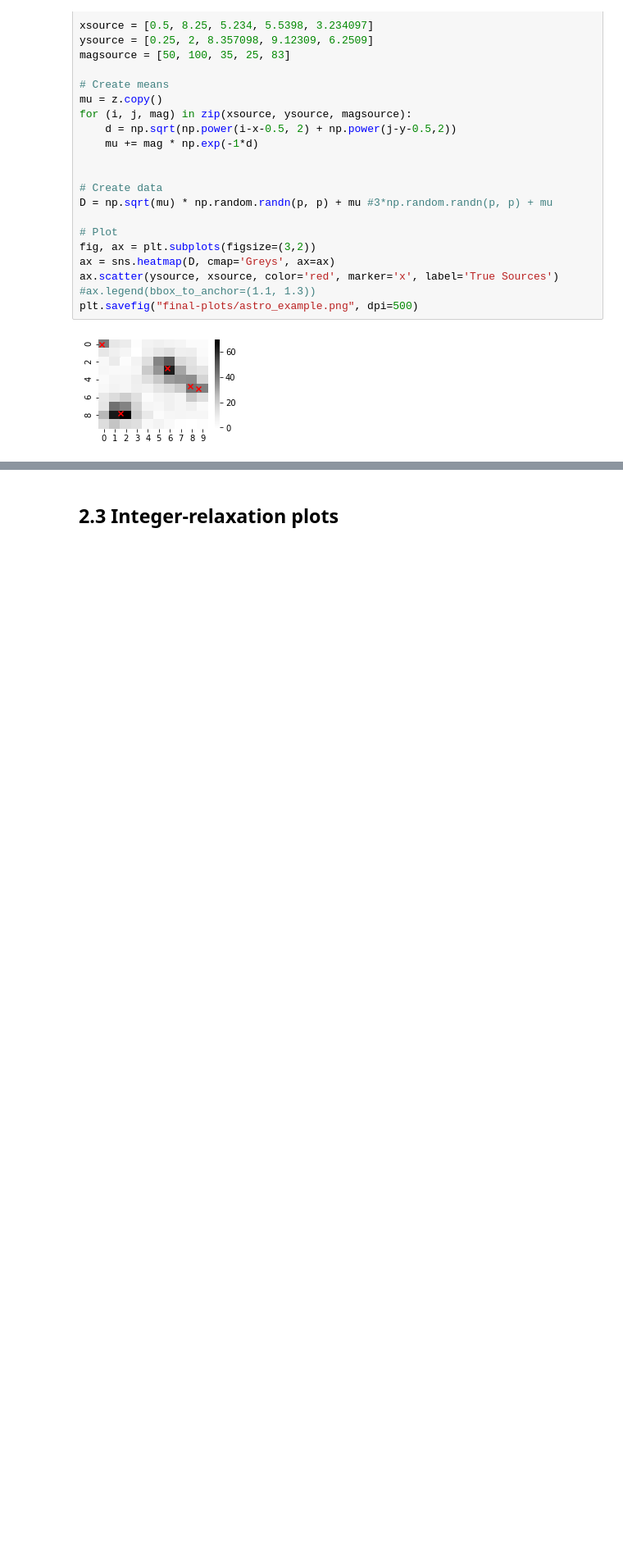
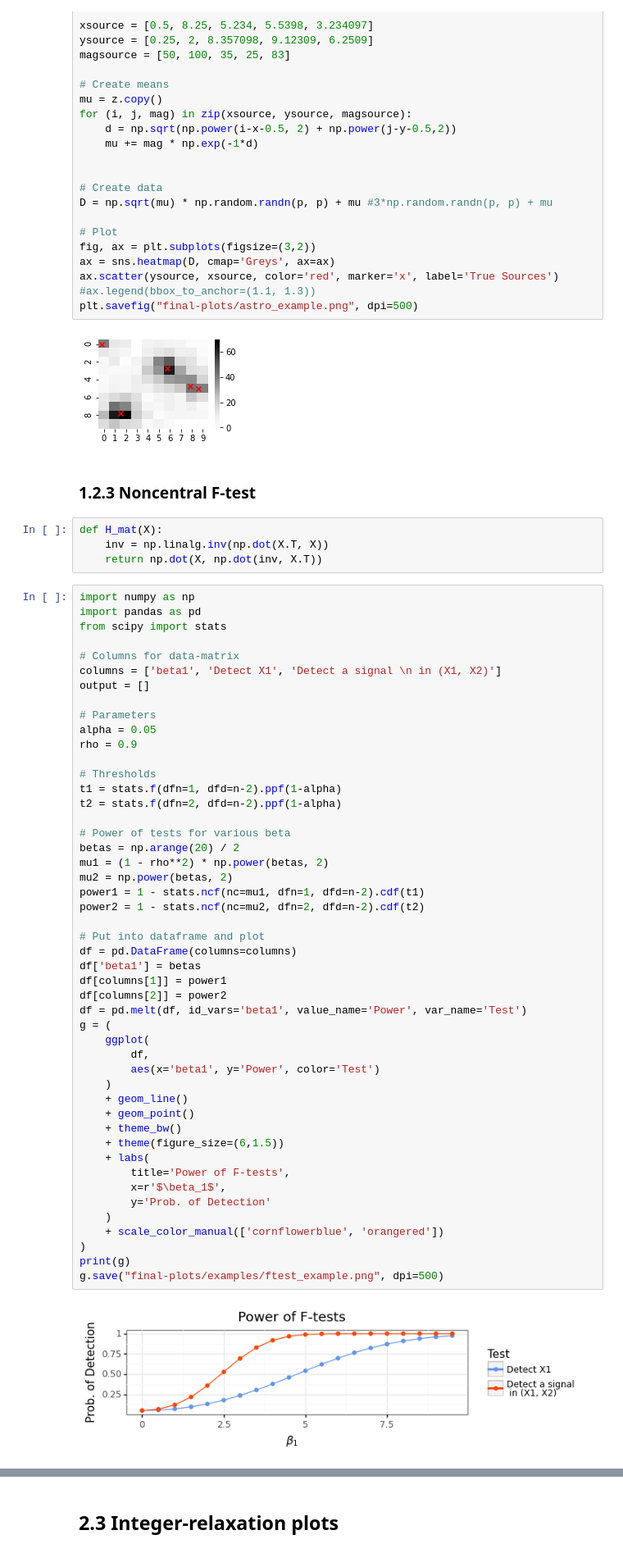
Before and after one commit to amspector100/blip_sims, a Jupyter notebook: final-plots.ipynb, the cells around one changed output, grey strips where cells are left out. Shown: that part at 82% size. Saved outputs shown, nothing was run; the diff lists cells and outputs as text; blank space fills up the shorter version.

```diff
--- a/final-plots.ipynb
+++ b/final-plots.ipynb
@@ -133,3 +135,59 @@ ax.scatter(ysource, xsource, color='red', marker='x', label='True Sources')
 plt.savefig("final-plots/astro_example.png", dpi=500)
 # %% [output]
 [figure]
+# %% [markdown]
+### 1.2.3 Noncentral F-test
+# %%
+def H_mat(X):
+    inv = np.linalg.inv(np.dot(X.T, X))
+    return np.dot(X, np.dot(inv, X.T))
+# %%
+import numpy as np
+import pandas as pd
+from scipy import stats
+
+# Columns for data-matrix
+columns = ['beta1', 'Detect X1', 'Detect a signal \n in (X1, X2)']
+output = []
+
+# Parameters
+alpha = 0.05
+rho = 0.9
+
+# Thresholds
+t1 = stats.f(dfn=1, dfd=n-2).ppf(1-alpha)
+t2 = stats.f(dfn=2, dfd=n-2).ppf(1-alpha)
+
+# Power of tests for various beta
+betas = np.arange(20) / 2
+mu1 = (1 - rho**2) * np.power(betas, 2)
+mu2 = np.power(betas, 2)
+power1 = 1 - stats.ncf(nc=mu1, dfn=1, dfd=n-2).cdf(t1)
+power2 = 1 - stats.ncf(nc=mu2, dfn=2, dfd=n-2).cdf(t2)
+
+# Put into dataframe and plot
+df = pd.DataFrame(columns=columns)
+df['beta1'] = betas
+df[columns[1]] = power1
+df[columns[2]] = power2
+df = pd.melt(df, id_vars='beta1', value_name='Power', var_name='Test')
+g = (
+    ggplot(
+        df,
+        aes(x='beta1', y='Power', color='Test')
+    )
+    + geom_line()
+    + geom_point()
+    + theme_bw()
+    + theme(figure_size=(6,1.5))
+    + labs(
+        title='Power of F-tests',
+        x=r'$\beta_1$',
+        y='Prob. of Detection'
+    )
+    + scale_color_manual(['cornflowerblue', 'orangered'])
+)
+print(g)
+g.save("final-plots/examples/ftest_example.png", dpi=500)
+# %% [output]
+[figure, added]
```
Also changed, not shown: parts of 12 cells of this notebook, 8 other files.
